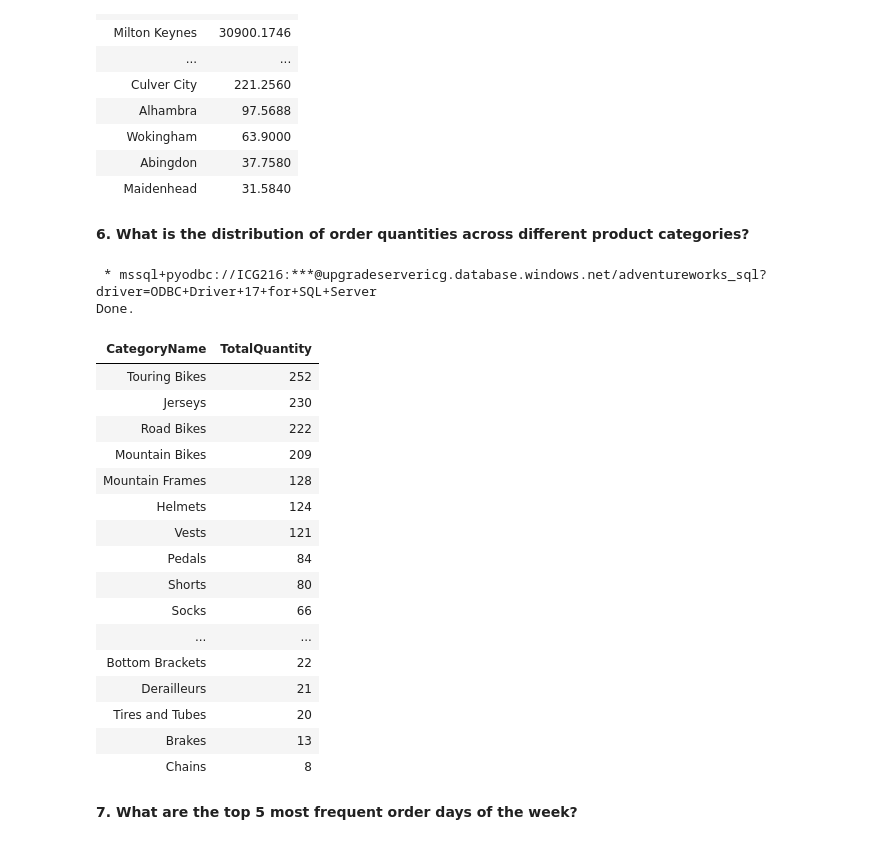
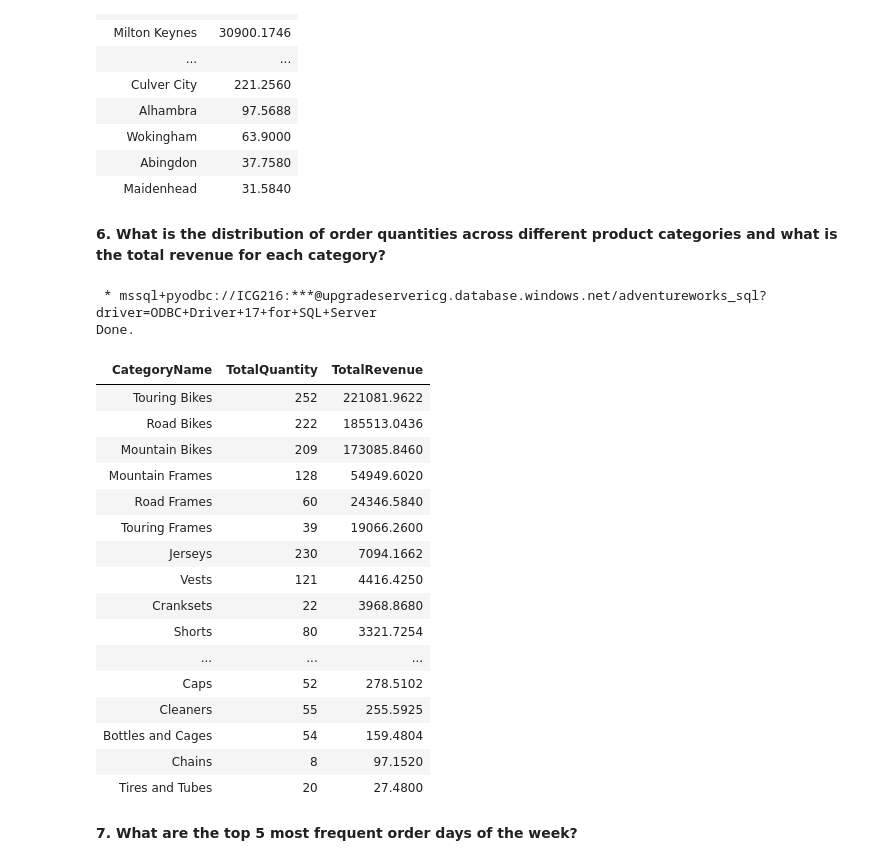
Before and after one commit to ICG216/AdventureWorks_SQL, a Jupyter notebook: AdventureWorks_EDA_01.ipynb, the cells around one changed output. Saved outputs shown, nothing was run; the diff lists cells and outputs as text; code cells hidden in the pictures.

```diff
--- a/AdventureWorks_EDA_01.ipynb
+++ b/AdventureWorks_EDA_01.ipynb
@@ -189,42 +169,43 @@ Done.
 | Abingdon | 37.7580 |
 | Maidenhead | 31.5840 |
 # %% [markdown]
-**6. What is the distribution of order quantities across different product categories?**
+**6. What is the distribution of order quantities across different product categories and what is the total revenue for each category?**
 # %%
 %%sql
 SELECT
     pc.Name AS CategoryName,
-    SUM(od.OrderQty) AS TotalQuantity
+    SUM(od.OrderQty) AS TotalQuantity,
+    SUM(od.UnitPrice * od.OrderQty) AS TotalRevenue
 FROM
     SalesLT.SalesOrderDetail od
 JOIN
     SalesLT.Product p ON od.ProductID = p.ProductID
 JOIN
     SalesLT.ProductCategory pc ON p.ProductCategoryID = pc.ProductCategoryID
 GROUP BY
     pc.Name
 ORDER BY
-    TotalQuantity DESC;
+    TotalRevenue DESC;
 # %% [output]
  * mssql+pyodbc://ICG216:***@upgradeservericg.database.windows.net/adventureworks_sql?driver=ODBC+Driver+17+for+SQL+Server
 Done.
-| CategoryName | TotalQuantity |
-| Touring Bikes | 252 |
-| Jerseys | 230 |
-| Road Bikes | 222 |
-| Mountain Bikes | 209 |
-| Mountain Frames | 128 |
-| Helmets | 124 |
-| Vests | 121 |
-| Pedals | 84 |
-| Shorts | 80 |
-| Socks | 66 |
-| ... | ... |
-| Bottom Brackets | 22 |
-| Derailleurs | 21 |
-| Tires and Tubes | 20 |
-| Brakes | 13 |
-| Chains | 8 |
+| CategoryName | TotalQuantity | TotalRevenue |
+| Touring Bikes | 252 | 221081.9622 |
+| Road Bikes | 222 | 185513.0436 |
+| Mountain Bikes | 209 | 173085.8460 |
+| Mountain Frames | 128 | 54949.6020 |
+| Road Frames | 60 | 24346.5840 |
+| Touring Frames | 39 | 19066.2600 |
+| Jerseys | 230 | 7094.1662 |
+| Vests | 121 | 4416.4250 |
+| Cranksets | 22 | 3968.8680 |
+| Shorts | 80 | 3321.7254 |
+| ... | ... | ... |
+| Caps | 52 | 278.5102 |
+| Cleaners | 55 | 255.5925 |
+| Bottles and Cages | 54 | 159.4804 |
+| Chains | 8 | 97.1520 |
+| Tires and Tubes | 20 | 27.4800 |
 # %% [markdown]
 **7. What are the top 5 most frequent order days of the week?**
 # %%
```
Also changed, not shown: parts of 5 cells of this notebook, 1 other file.
